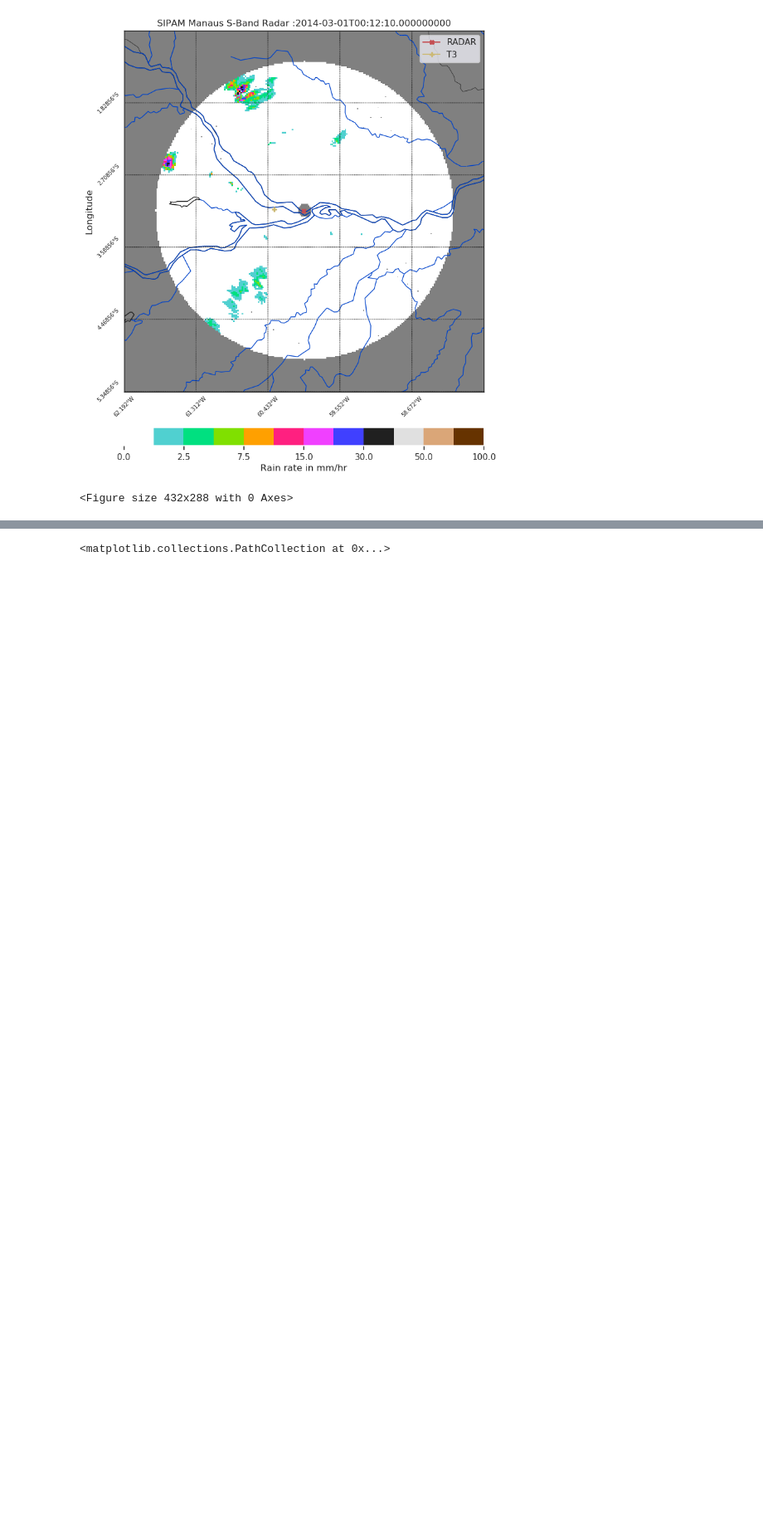
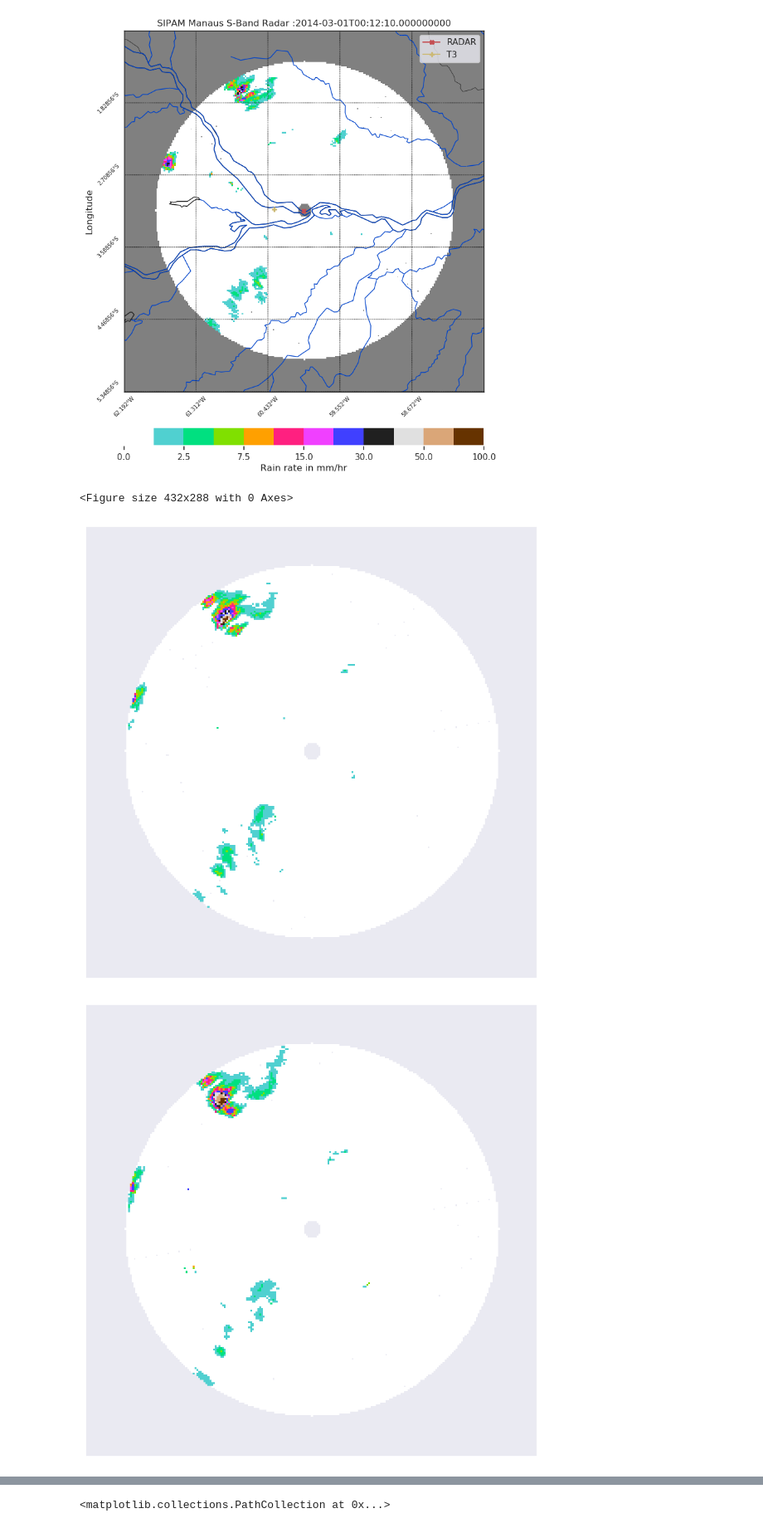
Before and after one commit to helvecioneto/CAP-394, a Jupyter notebook: 02-RADAR_RAINRATE.ipynb, the cells around one changed output, grey strips where cells are left out. Shown: that part at 83% size. Drawn from its saved outputs; the diff is of its cells as text; code cells hidden in the pictures; blank space fills up the shorter version.

```diff
--- a/02-RADAR_RAINRATE.ipynb
+++ b/02-RADAR_RAINRATE.ipynb
@@ -59,9 +62,9 @@ warnings.filterwarnings('ignore')
 #### 1.2 - Data Reading
 # %%
 ## NC Files from SIPAM RADAR
-xds = xr.open_dataset('data/sbmn_rain_rates_20140301_001210.nc')
+xds = xr.open_dataset('data/t1/sbmn_rain_rates_20140301_001210.nc')
 ## Radiosonde files
-df = pd.read_csv('data/RG1_T3_rr_byHour.txt', sep="\s+", header=None,names=['year','month','day','hour','null','null2','value'])
+df = pd.read_csv('data/t2/RG1_T3_rr_byHour.txt', sep="\s+", header=None,names=['year','month','day','hour','null','null2','value'])
 # %% [markdown]
 ### Variáveis presentes no conjunto de dados
 # %%
@@ -113,3 +116,19 @@ plt.savefig('radar1')
 # %% [output]
 [figure]
 <Figure size 432x288 with 0 Axes>
+# %%
+t1 = './data/t1'
+t2 = './data/t2'
+
+def createImages():
+    for file in os.listdir(t1):
+        xds = xr.open_dataset(t1+"/"+file)
+        rr = xds.rain_rate
+        lon = xds.lon0.data
+        lat = xds.lat0.data
+        cimages(file,rr,lat,lon)
+# %%
+createImages()
+# %% [output]
+[figure, added]
+[figure, added]
```
Also changed, not shown: parts of 3 cells of this notebook, 22 other files.
